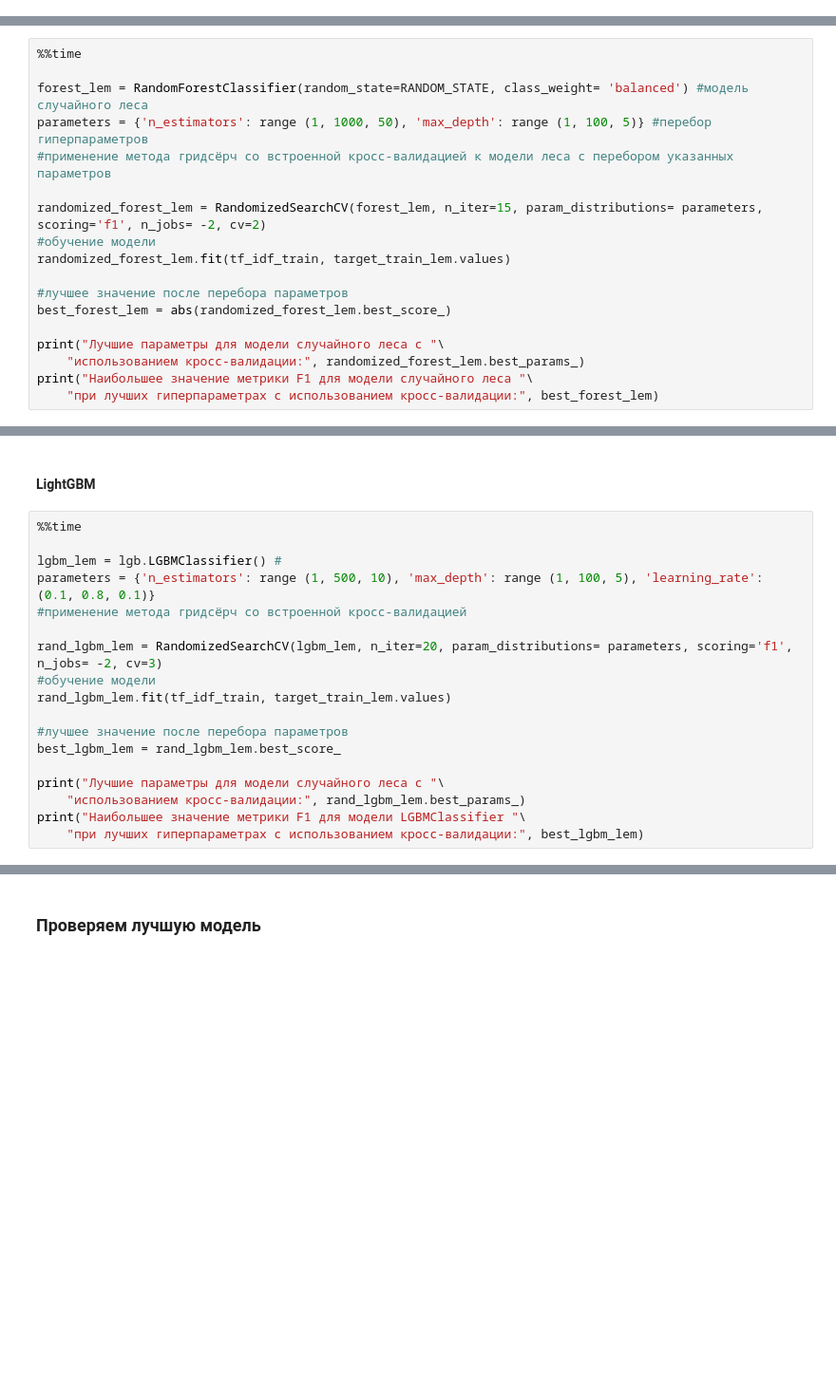
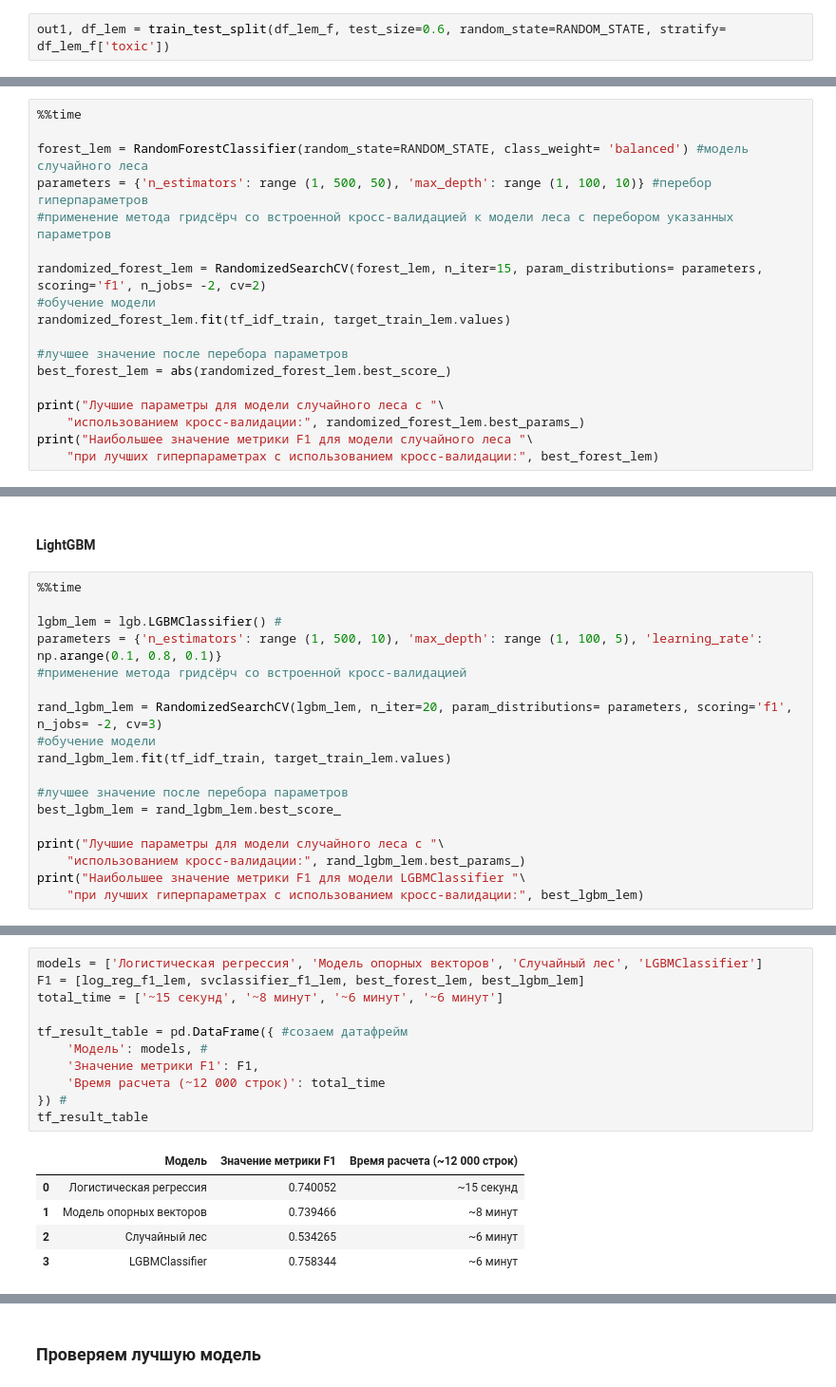
Before and after one commit to rustyt0aster/project13_BERT, a Jupyter notebook: project13_BERT.ipynb, the cells around one changed output, grey strips where cells are left out. Shown at 95% size. Saved outputs shown, nothing was run; the diff lists cells and outputs as text; blank space fills up the shorter version.

```diff
--- a/project13_BERT.ipynb
+++ b/project13_BERT.ipynb
@@ -389,3 +587,5 @@ df_lem.head()
+# %%
+out1, df_lem = train_test_split(df_lem_f, test_size=0.6, random_state=RANDOM_STATE, stratify= df_lem_f['toxic'])
 # %%
 features_train_lem, features_test_lem, target_train_lem, target_test_lem = train_test_split( #создаем 4 датасета, два признаков (тест+валидация) и два целевых,
     df_lem.drop(columns='toxic'), #для датасетов признаков удаляем целевой
@@ -448,7 +662,7 @@ KeyboardInterrupt:
 %%time
 
 forest_lem = RandomForestClassifier(random_state=RANDOM_STATE, class_weight= 'balanced') #модель случайного леса
-parameters = {'n_estimators': range (1, 1000, 50), 'max_depth': range (1, 100, 5)} #перебор гиперпараметров
+parameters = {'n_estimators': range (1, 500, 50), 'max_depth': range (1, 100, 10)} #перебор гиперпараметров
 #применение метода гридсёрч со встроенной кросс-валидацией к модели леса с перебором указанных параметров
 
 randomized_forest_lem = RandomizedSearchCV(forest_lem, n_iter=15, param_distributions= parameters, scoring='f1', n_jobs= -2, cv=2)
@@ -468,7 +687,7 @@ print("Наибольшее значение метрики F1 для модел
 %%time
 
 lgbm_lem = lgb.LGBMClassifier() #
-parameters = {'n_estimators': range (1, 500, 10), 'max_depth': range (1, 100, 5), 'learning_rate': (0.1, 0.8, 0.1)}
+parameters = {'n_estimators': range (1, 500, 10), 'max_depth': range (1, 100, 5), 'learning_rate': np.arange(0.1, 0.8, 0.1)}
 #применение метода гридсёрч со встроенной кросс-валидацией
 
 rand_lgbm_lem = RandomizedSearchCV(lgbm_lem, n_iter=20, param_distributions= parameters, scoring='f1', n_jobs= -2, cv=3)
@@ -489,0 +711,17 @@ Wall time: 7min 30s
+# %%
+models = ['Логистическая регрессия', 'Модель опорных векторов', 'Случайный лес', 'LGBMClassifier']
+F1 = [log_reg_f1_lem, svclassifier_f1_lem, best_forest_lem, best_lgbm_lem]
+total_time = ['~15 секунд', '~8 минут', '~6 минут', '~6 минут']
+
+tf_result_table = pd.DataFrame({ #созаем датафрейм
+    'Модель': models, #
+    'Значение метрики F1': F1,
+    'Время расчета (~12 000 строк)': total_time
+}) #
+tf_result_table
+# %% [output]
+|  | Модель | Значение метрики F1 | Время расчета (~12 000 строк) |
+| 0 | Логистическая регрессия | 0.740052 | ~15 секунд |
+| 1 | Модель опорных векторов | 0.739466 | ~8 минут |
+| 2 | Случайный лес | 0.534265 | ~6 минут |
+| 3 | LGBMClassifier | 0.758344 | ~6 минут |
```
Also changed, not shown: parts of 72 cells of this notebook.
